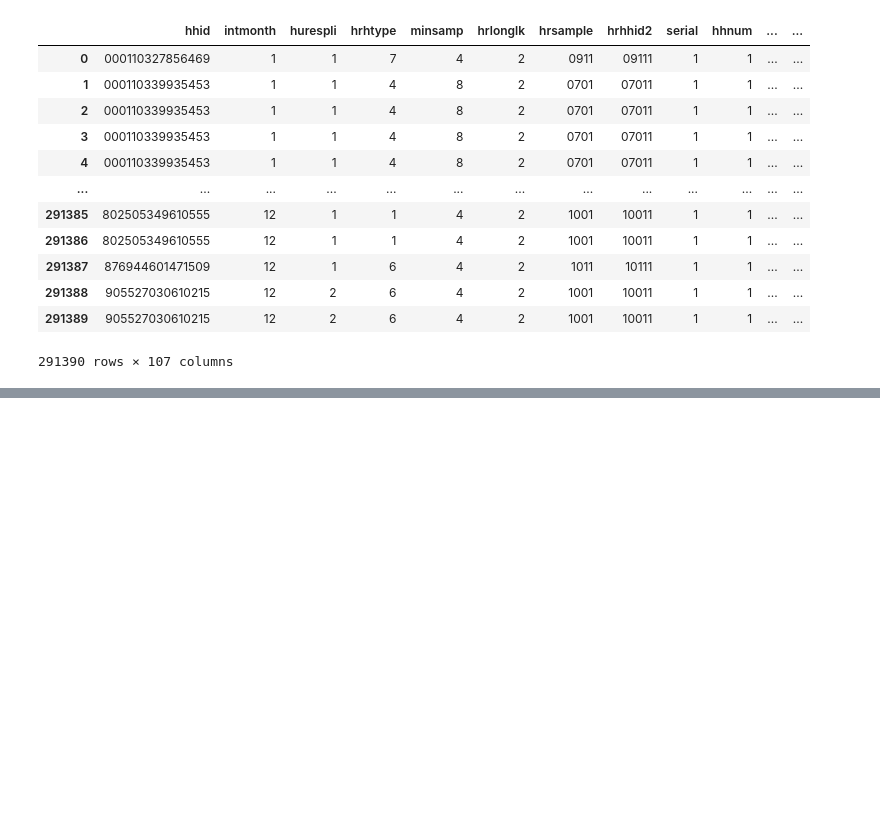
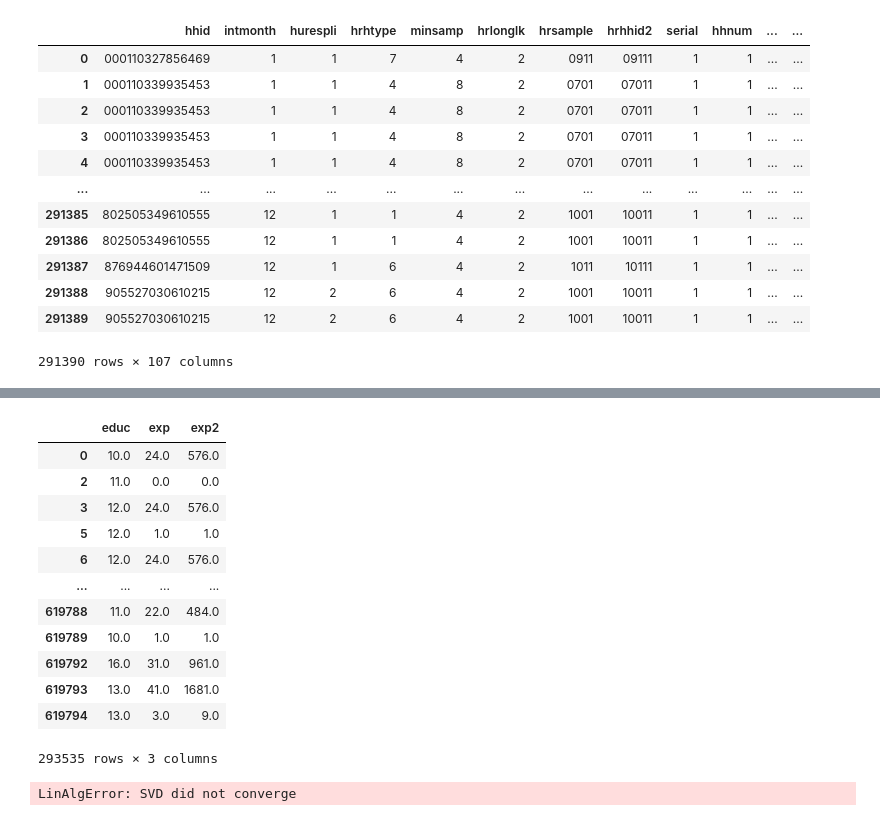
Before and after one commit to oscars47/Econ122, a Jupyter notebook: hw1.ipynb, the cells around one changed output, grey strips where cells are left out. Cells and saved outputs as stored; diff of their text form; code cells hidden in the pictures; blank space fills up the shorter version.

```diff
--- a/hw1.ipynb
+++ b/hw1.ipynb
@@ -64,3 +71,12 @@ inflation_2019 = [102.877, 103.422, 103.674, 104.080]
+# %%
+# replace nan weight, earnwt, uhours, earnhr, hrearnwt with 0
+for year in dfs.keys():
+    dfs[year]['weight'] = dfs[year]['weight'].fillna(0)
+    dfs[year]['earnwt'] = dfs[year]['earnwt'].fillna(0)
+    if 'uhours' in dfs[year].columns:
+        dfs[year]['uhours'] = dfs[year]['uhours'].fillna(0)
+    else:
+        dfs[year]['uhourse'] = dfs[year]['uhourse'].fillna(0)
 # %%
 # now that data is loaded in dictionary, can create tables
 # add to each df the new variables
@@ -462,0 +529,37 @@ sys.stdout = sys.__stdout__
+# %%
+X_cols = ['educ', 'exp', 'exp2']
+y_col = 'fulltime'
+w_col = 'hrearnwt'
+cond1 = (combined_df['sex']==1)
+cond2 = (combined_df['sex']==2)
+X1, y1, w1 = prepare_data(combined_df, cond1, X_cols, y_col, w_col)
+X2, y2, w2 = prepare_data(combined_df, cond2, X_cols, y_col, w_col)
+# %%
+# remove nan values
+X1 = X1[~np.isnan(w1)]
+y1 = y1[~np.isnan(w1)]
+w1 = w1[~np.isnan(w1)]
+
+X2 = X2[~np.isnan(w2)]
+y2 = y2[~np.isnan(w2)]
+w2 = w2[~np.isnan(w2)]
+# %%
+X1
+# %% [output]
+|  | educ | exp | exp2 |
+| 0 | 10.0 | 24.0 | 576.0 |
+| 2 | 11.0 | 0.0 | 0.0 |
+| 3 | 12.0 | 24.0 | 576.0 |
+| 5 | 12.0 | 1.0 | 1.0 |
+| 6 | 12.0 | 24.0 | 576.0 |
+| ... | ... | ... | ... |
+| 619788 | 11.0 | 22.0 | 484.0 |
+| 619789 | 10.0 | 1.0 | 1.0 |
+| 619792 | 16.0 | 31.0 | 961.0 |
+| 619793 | 13.0 | 41.0 | 1681.0 |
+| 619794 | 13.0 | 3.0 | 9.0 |
+293535 rows × 3 columns
+# %%
+model = run_WLS(X1, y1, w1, print_summary=True)
+# %% [output]
+LinAlgError: SVD did not converge
```
Also changed, not shown: parts of 16 cells of this notebook, 1 other file.
